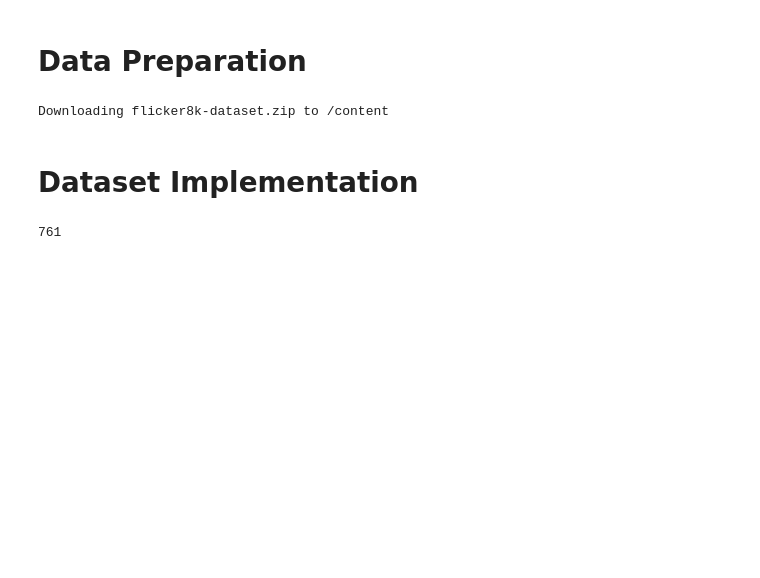
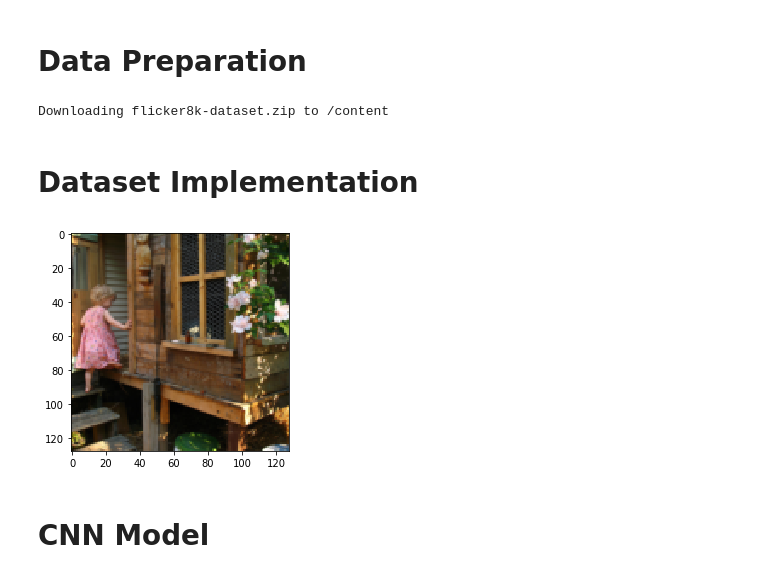
Before and after one commit to porter7678/image_caption_generator, a Jupyter notebook: image_caption_generator.ipynb, the cells around one changed output. Cells and saved outputs as stored; diff of their text form; code cells hidden in the pictures; blank space fills up the shorter version.

```diff
--- a/image_caption_generator.ipynb
+++ b/image_caption_generator.ipynb
@@ -154,7 +159,7 @@ train_dataset = ImageCaptionDataset(train=True)
 valid_dataset = ImageCaptionDataset(train=False)
 
 train_loader = DataLoader(train_dataset,
-                          batch_size=8,
+                          batch_size=1,
                           shuffle=False,
                           pin_memory=True,
                           drop_last=True)
@@ -162,5 +167,15 @@ valid_loader = DataLoader(valid_dataset,
                           batch_size=8,
                           shuffle=False,
                           pin_memory=True)
-# %% [output]
-761
+# %%
+# Make sure everything loaded alright
+
+for test_x, test_y_truth in train_loader:
+    for img in test_x:
+        show_imgs(img)
+        break
+    break
+# %% [output]
+[figure, added]
+# %% [markdown]
+# CNN Model
```
Also changed, not shown: parts of 4 cells of this notebook.
